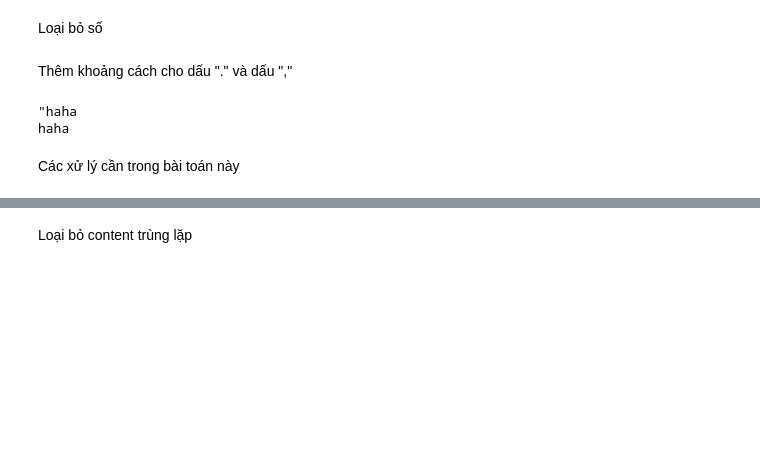
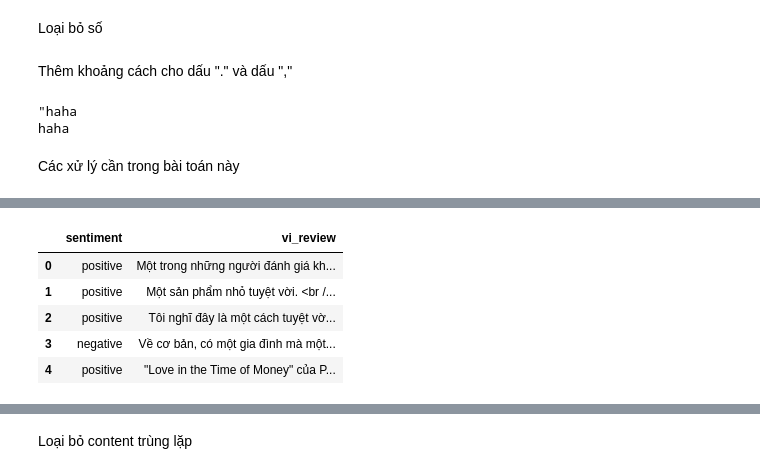
Before and after one commit to ntthanh2603/segmentation-analysis, a Jupyter notebook: crawl_data/cleaning.ipynb, the cells around one changed output, grey strips where cells are left out. Cells and saved outputs as stored; diff of their text form; code cells hidden in the pictures; blank space fills up the shorter version.

```diff
--- a/crawl_data/cleaning.ipynb
+++ b/crawl_data/cleaning.ipynb
@@ -316 +316,10 @@ df_clean.shape
+# %%
+df_clean.head(5)
+# %% [output]
+|  | sentiment | vi_review |
+| 0 | positive | Một trong những người đánh giá kh... |
+| 1 | positive | Một sản phẩm nhỏ tuyệt vời. <br /... |
+| 2 | positive | Tôi nghĩ đây là một cách tuyệt vờ... |
+| 3 | negative | Về cơ bản, có một gia đình mà một... |
+| 4 | positive | "Love in the Time of Money" của P... |
 # %%
```
Also changed, not shown: parts of 9 cells of this notebook, 3 other files.
